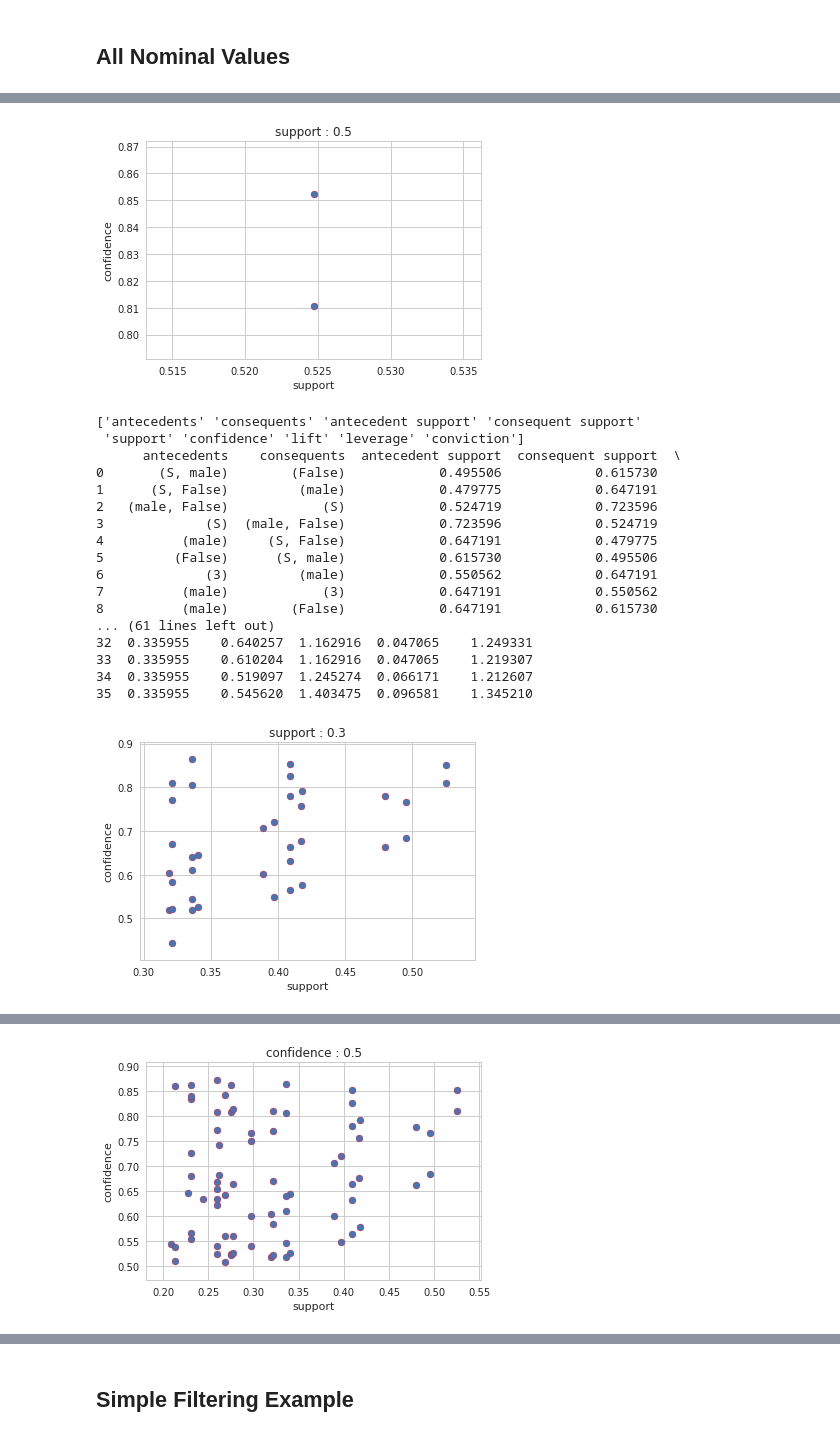
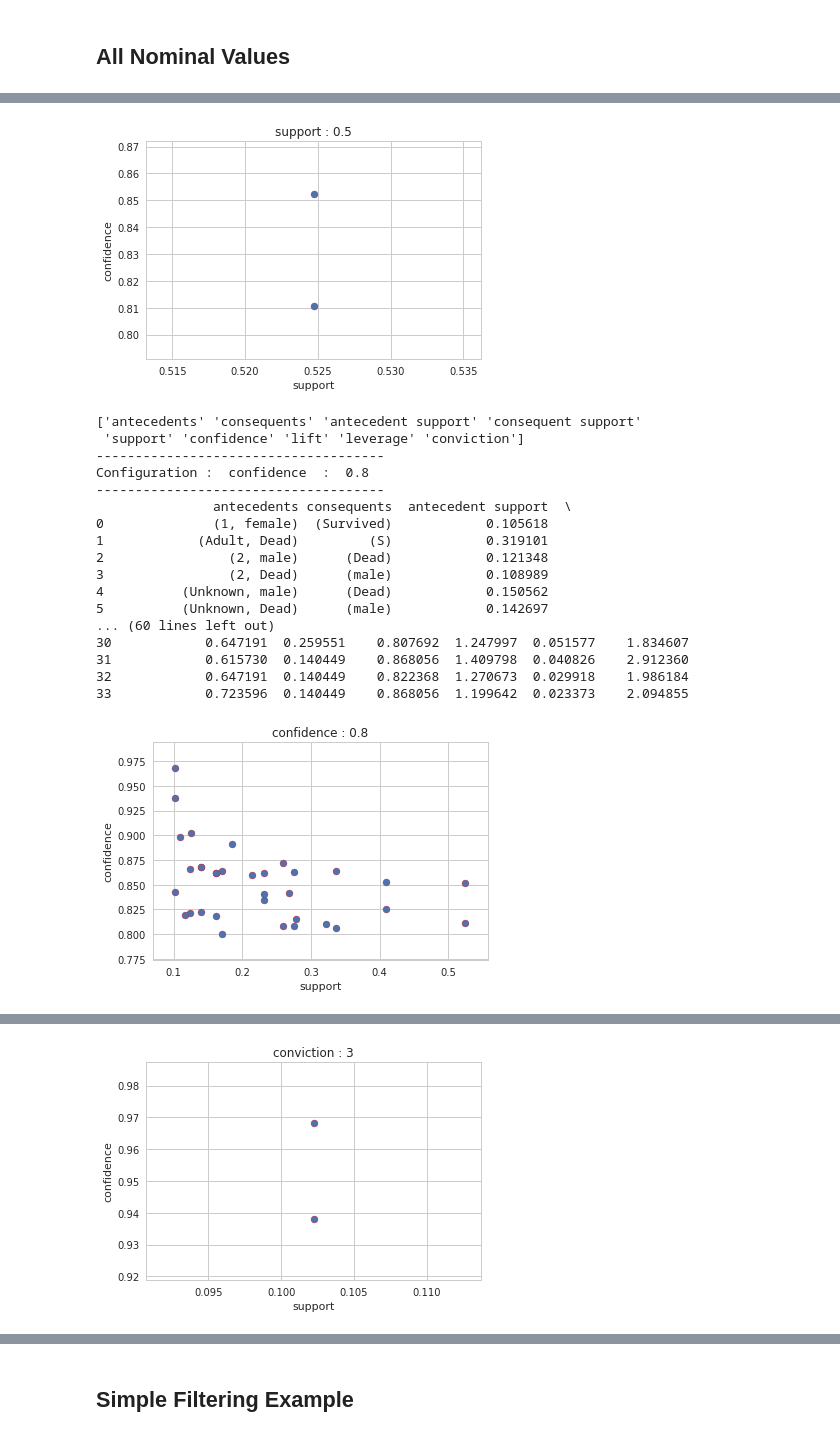
Before and after one commit to bhachauk/Learn_MachineLearning, a Jupyter notebook: 04.Data_Mining/Association_rule_mining/Association_Ruels_Mining_On_Titanic_Dataset.ipynb, the cells around one changed output, grey strips where cells are left out. Saved outputs shown, nothing was run; the diff lists cells and outputs as text; code cells hidden in the pictures.

```diff
--- a/04.Data_Mining/Association_rule_mining/Association_Ruels_Mining_On_Titanic_Dataset.ipynb
+++ b/04.Data_Mining/Association_rule_mining/Association_Ruels_Mining_On_Titanic_Dataset.ipynb
@@ -51,11 +60,8 @@ cut_points = [1, 10, 20, 50 ]
 
 labels = ["Unknown", "Child", "Teen", "Adult", "Old"]
 
-in_titanic['Age'] = binning(in_titanic['Age'], cut_points, labels)
+titanic['Age'] = binning(titanic['Age'], cut_points, labels)
 
-# Replacing Binary with String
-rep = {0: "False", 1: "True"}
+in_titanic = titanic[nominal_cols]
 
-in_titanic.replace({'Survived' : rep}, inplace=True)
-
-print in_titanic.head()
+cat_titanic = titanic[cat_cols]
@@ -68,0 +88,7 @@ print in_titanic.head()
+# %%
+for x in ['Embarked', 'Pclass','Age', 'Sex', 'Title']:
+    sns.set(style="whitegrid")
+    ax = sns.countplot(y=x, hue="Survived", data=titanic)
+    plt.ylabel(x)
+    plt.title('Survival Plot')
+    plt.show()
@@ -110,7 +149,0 @@ print output.head()
-# %%
-for x in ['Embarked', 'Pclass','Age', 'Sex']:
-    sns.set(style="whitegrid")
-    ax = sns.countplot(y=x, hue="Survived", data=in_titanic)
-    plt.ylabel(x)
-    plt.title('Survival Plot')
-    plt.show()
@@ -123,9 +157,8 @@ for x in ['Embarked', 'Pclass','Age', 'Sex']:
 config = [
     ('antecedent support', 0.7),
     ('support', 0.5),
-    ('support', 0.3),
-    ('confidence', 0.5),
-    ('conviction', 1)
+    ('confidence', 0.8),
+    ('conviction', 3)
 ]
 
 for metric_type, th in config:
@@ -134,6 +167,9 @@ for metric_type, th in config:
         print 'Empty Data Frame For Metric Type : ',metric_type,' on Threshold : ',th
         continue
     print rules.columns.values
+    print '-------------------------------------'
+    print 'Configuration : ', metric_type, ' : ', th
+    print '-------------------------------------'
     print (rules)
 
     support=rules.as_matrix(columns=['support'])
@@ -171,25 +210,25 @@ for metric_type, th in config:
 
    confidence      lift  leverage  conviction
 0    0.810764  1.316752  0.126224    2.030636
 1    0.852190  1.316752  0.126224    2.386905
 [figure]
 ['antecedents' 'consequents' 'antecedent support' 'consequent support'
  'support' 'confidence' 'lift' 'leverage' 'conviction']
-      antecedents    consequents  antecedent support  consequent support  \
-0       (S, male)        (False)            0.495506            0.615730
-1      (S, False)         (male)            0.479775            0.647191
-2   (male, False)            (S)            0.524719            0.723596
-3             (S)  (male, False)            0.723596            0.524719
-4          (male)     (S, False)            0.647191            0.479775
-5         (False)      (S, male)            0.615730            0.495506
-6             (3)         (male)            0.550562            0.647191
-7          (male)            (3)            0.647191            0.550562
-8          (male)        (False)            0.647191            0.615730
-... (61 lines left out)
-32  0.335955    0.640257  1.162916  0.047065    1.249331
-33  0.335955    0.610204  1.162916  0.047065    1.219307
-34  0.335955    0.519097  1.245274  0.066171    1.212607
-35  0.335955    0.545620  1.403475  0.096581    1.345210
+-------------------------------------
+Configuration :  confidence  :  0.8
+-------------------------------------
+               antecedents consequents  antecedent support  \
+0              (1, female)  (Survived)            0.105618
+1            (Adult, Dead)         (S)            0.319101
+2                (2, male)      (Dead)            0.121348
+3                (2, Dead)      (male)            0.108989
+4          (Unknown, male)      (Dead)            0.150562
+5          (Unknown, Dead)      (male)            0.142697
+... (60 lines left out)
+30            0.647191  0.259551    0.807692  1.247997  0.051577    1.834607
+31            0.615730  0.140449    0.868056  1.409798  0.040826    2.912360
+32            0.647191  0.140449    0.822368  1.270673  0.029918    1.986184
+33            0.723596  0.140449    0.868056  1.199642  0.023373    2.094855
-[figure, old version]
+[figure, new version]
 ['antecedents' 'consequents' 'antecedent support' 'consequent support'
  'support' 'confidence' 'lift' 'leverage' 'conviction']
@@ -211 +245 @@ for metric_type, th in config:
-[figure, old version]
+[figure, new version]
```
Also changed, not shown: parts of 23 cells of this notebook, 10 other files.
